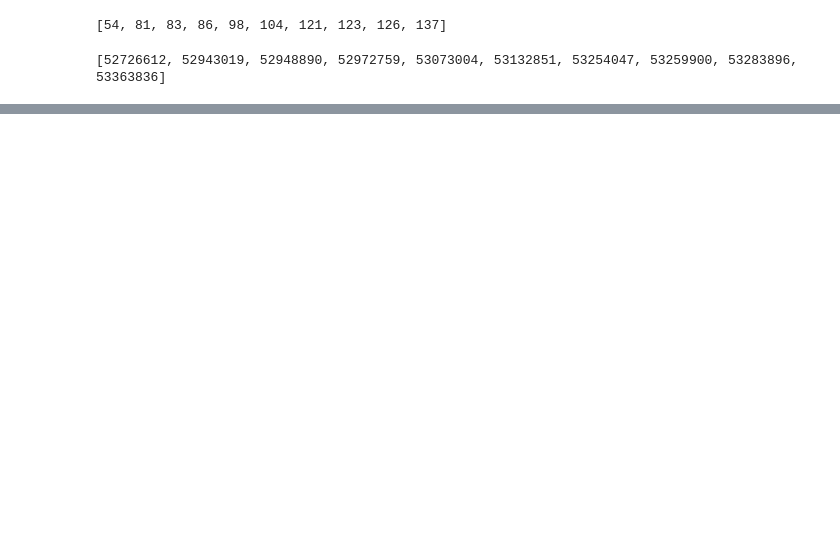
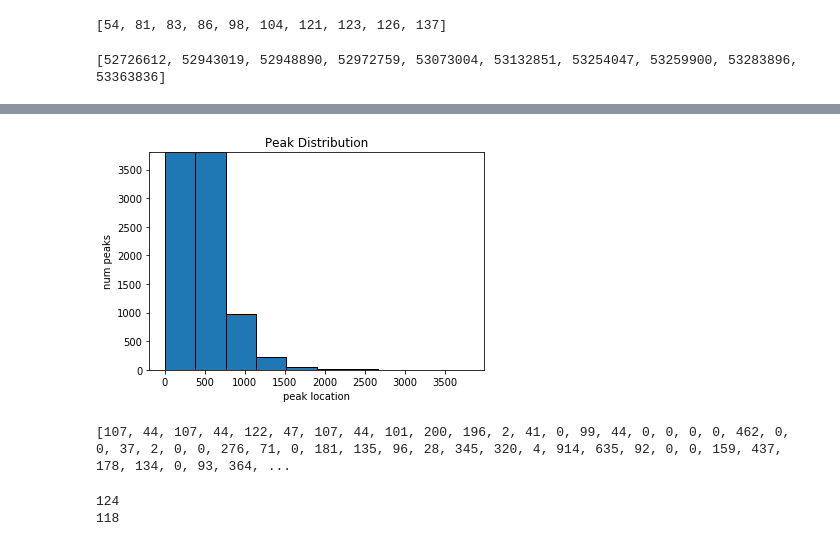
Before and after one commit to Helena-L/simulator_project, a Jupyter notebook: dropseq_alignment.ipynb, the cells around one changed output, grey strips where cells are left out. Drawn from its saved outputs; the diff is of its cells as text; code cells hidden in the pictures; blank space fills up the shorter version.

Commit message:
no index errors

```diff
--- a/dropseq_alignment.ipynb
+++ b/dropseq_alignment.ipynb
@@ -6,0 +20,2 @@ import matplotlib.gridspec as gridspec
+# %%
+gene_names, transcripts = create_fasta_index("Mus_musculus.GRCm38.cdna.all.fa")
@@ -6,0 +25,7 @@ import matplotlib.gridspec as gridspec
+# %%
+index = gene_names.index('ENSMUST00000229660.1')
+#print(index)
+print(len(transcripts[index]))
+index = gene_names.index('ENSMUST00000199135.1')
+#print(index)
+print(len(transcripts[index]))
@@ -36,8 +65,10 @@ print(start_positions[:10])
 [52726612, 52943019, 52948890, 52972759, 53073004, 53132851, 53254047, 53259900, 53283896, 53363836]
 # %%
 #read in the transcripts
+"""
 gene_names = []
 transcripts = []
+f_transcripts = open("transcript_data.txt", "w+")
 with open("Mus_musculus.GRCm38.cdna.all.fa") as f_transcript:
     cur_transcript = ""
     for line in f_transcript:
@@ -46,11 +77,13 @@ with open("Mus_musculus.GRCm38.cdna.all.fa") as f_transcript:
             gene_name_arr = gene_name.split()
             gene_name = gene_name_arr[0]
             gene_names.append(gene_name)
+            f_transcripts.write(gene_name)
             if(cur_transcript != ""):
                 transcripts.append(cur_transcript)
+                f_transcripts.write(str(len(cur_transcript)))
                 cur_transcript = ""
         else:
             cur_transcript = cur_transcript + line[:-1]
 print(transcripts[:10])
-print(gene_names[:10])
+print(gene_names[:10])"""
 # %% [output]
@@ -122,0 +271,32 @@ for i in range(len(reads_per_transcript)):
+# %%
+#overall the diffs
+counter = 0
+diffs = []
+for i in range(len(dropseq_reads)):
+    dropseq_read = sorted(dropseq_reads[i], key=lambda a: a[1])
+    prev_loc = start_positions[i]
+    for j in range(len(dropseq_read)):
+        read = dropseq_read[j]
+        init_loc = int(read[1])
+        diffs.append(init_loc - prev_loc)
+        prev_loc = init_loc
+#print(diffs)
+plt.gca().clear()
+axes = plt.gca()
+axes.set_ylim([0, max(diffs) + 1])
+plt.hist(diffs, 10, edgecolor='black')
+plt.ylabel('num peaks')
+plt.xlabel('peak location')
+plt.title('Peak Distribution')
+plt.show()
+print(diffs)
+# %% [output]
+[figure, added]
+[107, 44, 107, 44, 122, 47, 107, 44, 101, 200, 196, 2, 41, 0, 99, 44, 0, 0, 0, 0, 462, 0, 0, 37, 2, 0, 0, 276, 71, 0, 181, 135, 96, 28, 345, 320, 4, 914, 635, 92, 0, 0, 159, 437, 178, 134, 0, 93, 364, ...
+# %%
+#if(gene_name == "ENSMUST00000199135.1" or gene_name == "ENSMUST00000229660.1"):
+print(len(gene_reads["ENSMUST00000199135.1"]))
+print(len(gene_reads["ENSMUST00000229660.1"]))
+# %% [output]
+124
+118
```
Also changed, not shown: parts of 13 cells of this notebook.
